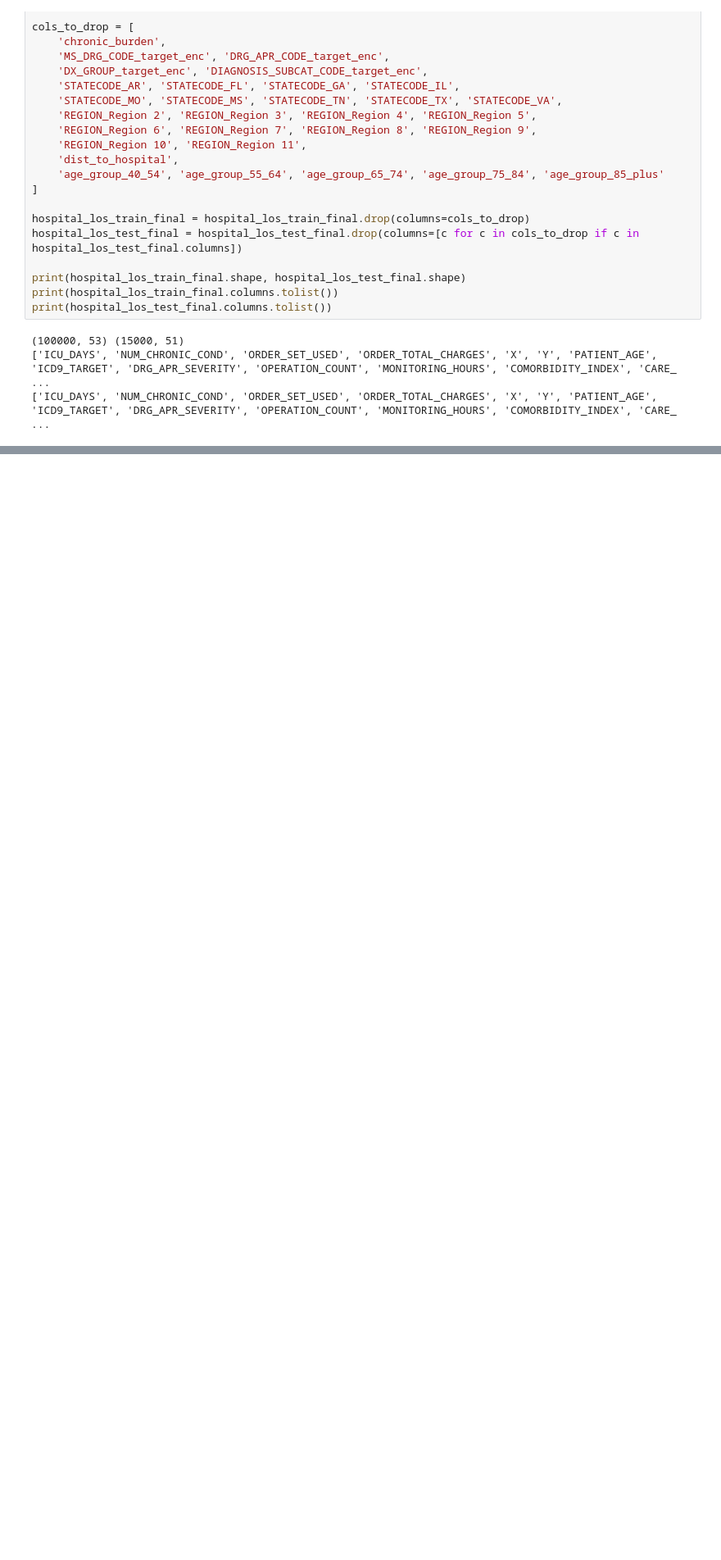
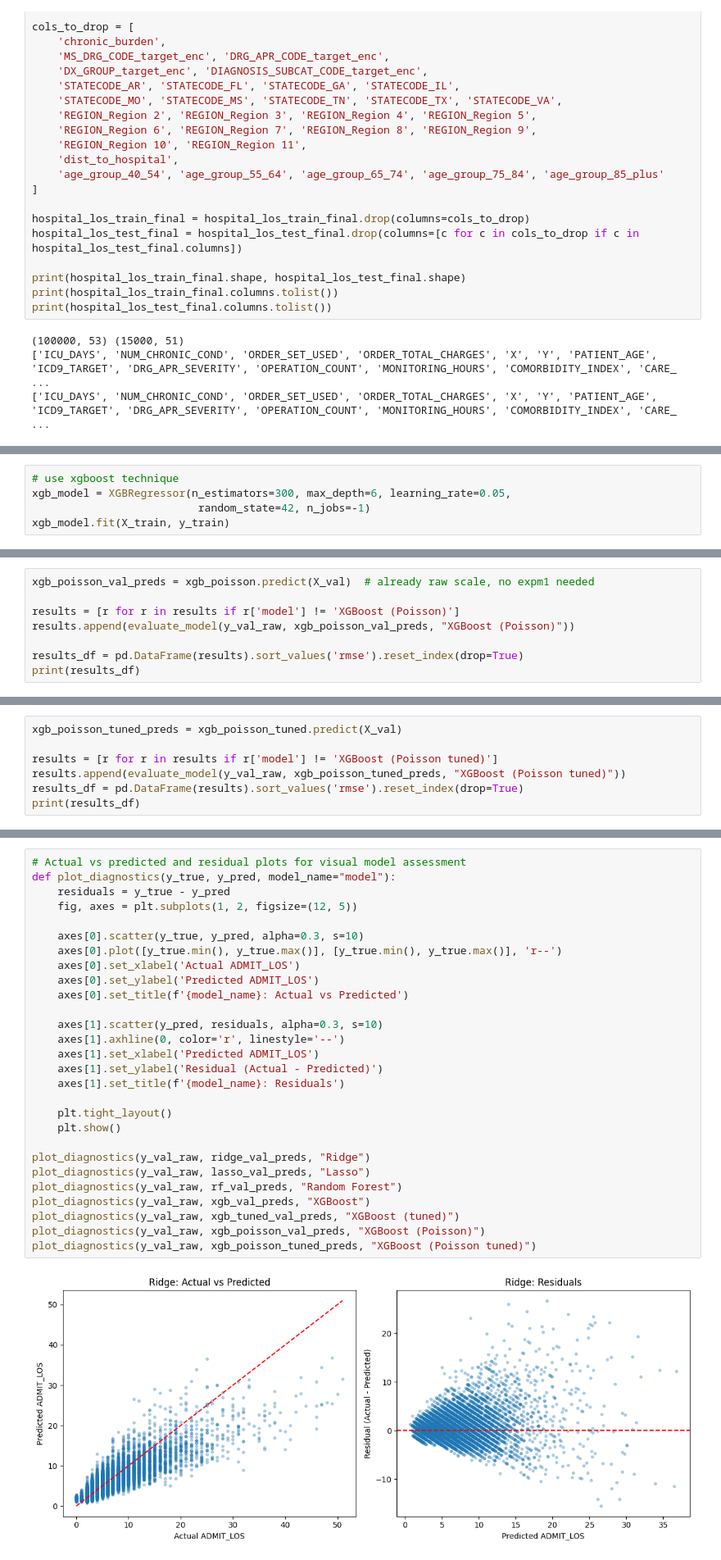
Before and after one commit to benjaminau/sasviya_challenge_2026, a Jupyter notebook: notebooks/hospital_los_modelling.ipynb, the cells around one changed output, grey strips where cells are left out. Shown at 82% size. Drawn from its saved outputs; the diff is of its cells as text; blank space fills up the shorter version.

Commit message:
modellig complete with fine tuned poisson

```diff
--- a/notebooks/hospital_los_modelling.ipynb
+++ b/notebooks/hospital_los_modelling.ipynb
@@ -154,0 +174,5 @@ print(X_train.shape, X_val.shape)
+# %%
+# use xgboost technique
+xgb_model = XGBRegressor(n_estimators=300, max_depth=6, learning_rate=0.05,
+                          random_state=42, n_jobs=-1)
+xgb_model.fit(X_train, y_train)
@@ -154,0 +284,8 @@ print(X_train.shape, X_val.shape)
+# %%
+xgb_poisson_val_preds = xgb_poisson.predict(X_val)  # already raw scale, no expm1 needed
+
+results = [r for r in results if r['model'] != 'XGBoost (Poisson)']
+results.append(evaluate_model(y_val_raw, xgb_poisson_val_preds, "XGBoost (Poisson)"))
+
+results_df = pd.DataFrame(results).sort_values('rmse').reset_index(drop=True)
+print(results_df)
@@ -154,0 +334,7 @@ print(X_train.shape, X_val.shape)
+# %%
+xgb_poisson_tuned_preds = xgb_poisson_tuned.predict(X_val)
+
+results = [r for r in results if r['model'] != 'XGBoost (Poisson tuned)']
+results.append(evaluate_model(y_val_raw, xgb_poisson_tuned_preds, "XGBoost (Poisson tuned)"))
+results_df = pd.DataFrame(results).sort_values('rmse').reset_index(drop=True)
+print(results_df)
@@ -154,0 +351,30 @@ print(X_train.shape, X_val.shape)
+# %%
+# Actual vs predicted and residual plots for visual model assessment
+def plot_diagnostics(y_true, y_pred, model_name="model"):
+    residuals = y_true - y_pred
+    fig, axes = plt.subplots(1, 2, figsize=(12, 5))
+
+    axes[0].scatter(y_true, y_pred, alpha=0.3, s=10)
+    axes[0].plot([y_true.min(), y_true.max()], [y_true.min(), y_true.max()], 'r--')
+    axes[0].set_xlabel('Actual ADMIT_LOS')
+    axes[0].set_ylabel('Predicted ADMIT_LOS')
+    axes[0].set_title(f'{model_name}: Actual vs Predicted')
+
+    axes[1].scatter(y_pred, residuals, alpha=0.3, s=10)
+    axes[1].axhline(0, color='r', linestyle='--')
+    axes[1].set_xlabel('Predicted ADMIT_LOS')
+    axes[1].set_ylabel('Residual (Actual - Predicted)')
+    axes[1].set_title(f'{model_name}: Residuals')
+
+    plt.tight_layout()
+    plt.show()
+
+plot_diagnostics(y_val_raw, ridge_val_preds, "Ridge")
+plot_diagnostics(y_val_raw, lasso_val_preds, "Lasso")
+plot_diagnostics(y_val_raw, rf_val_preds, "Random Forest")
+plot_diagnostics(y_val_raw, xgb_val_preds, "XGBoost")
+plot_diagnostics(y_val_raw, xgb_tuned_val_preds, "XGBoost (tuned)")
+plot_diagnostics(y_val_raw, xgb_poisson_val_preds, "XGBoost (Poisson)")
+plot_diagnostics(y_val_raw, xgb_poisson_tuned_preds, "XGBoost (Poisson tuned)")
+# %% [output]
+[figure, added]
```
Also changed, not shown: parts of 18 cells of this notebook.
